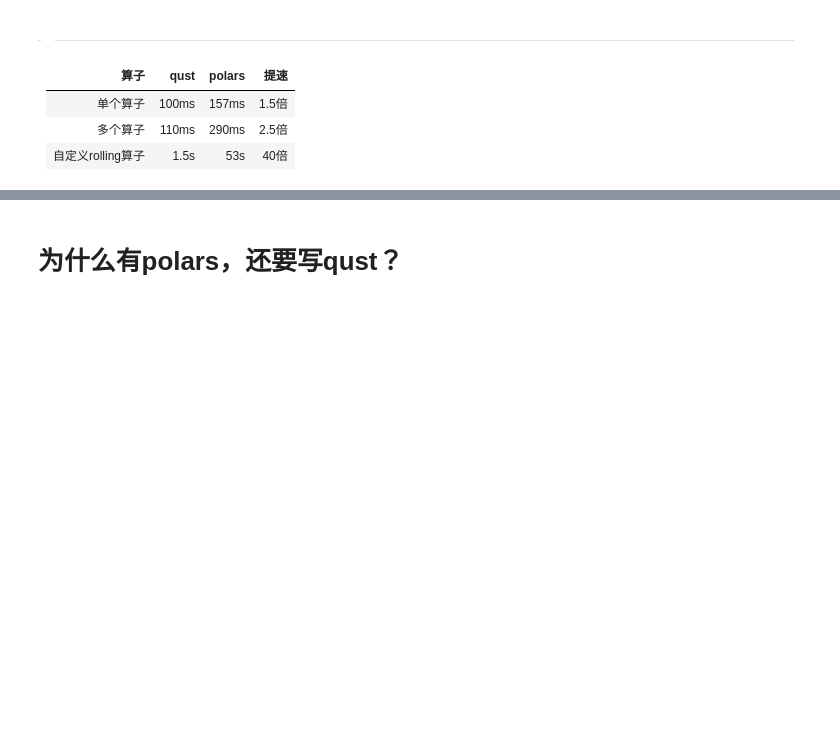
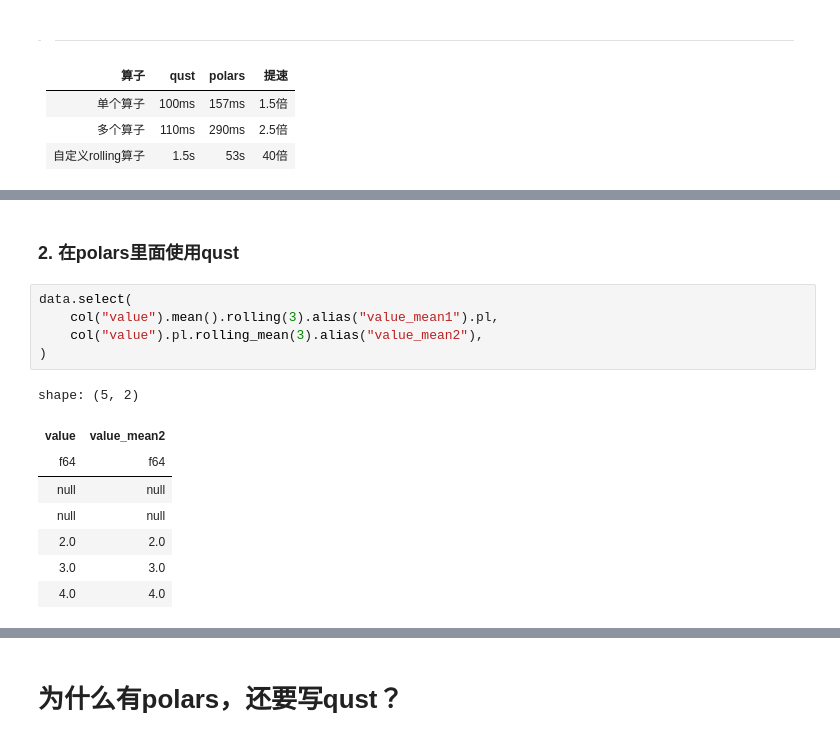
Before and after one commit to baiguoname/qust, a Jupyter notebook: examples/demo.ipynb, the cells around one changed output, grey strips where cells are left out. Cells and saved outputs as stored; diff of their text form; blank space fills up the shorter version.

```diff
--- a/examples/demo.ipynb
+++ b/examples/demo.ipynb
@@ -188,0 +245,16 @@ polars: 53.331793785095215.s
+# %% [markdown]
+### 2. 在polars里面使用qust
+# %%
+data.select(
+    col("value").mean().rolling(3).alias("value_mean1").pl,
+    col("value").pl.rolling_mean(3).alias("value_mean2"),
+)
+# %% [output]
+shape: (5, 2)
+| value | value_mean2 |
+| f64 | f64 |
+| null | null |
+| null | null |
+| 2.0 | 2.0 |
+| 3.0 | 3.0 |
+| 4.0 | 4.0 |
```
Also changed, not shown: parts of 43 cells of this notebook, 6 other files.
